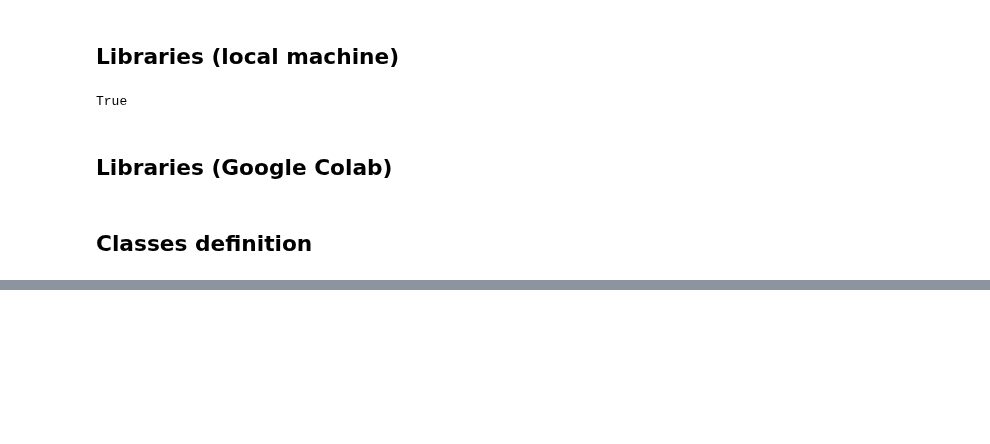
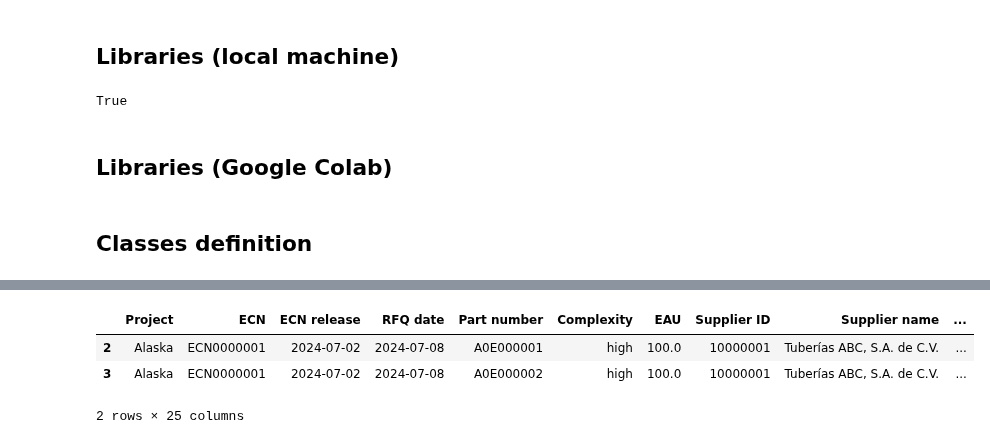
Before and after one commit to rubusarbaro/supplier-selection_fuzzy-logic_thesis, a Jupyter notebook: Simulation.ipynb, the cells around one changed output, grey strips where cells are left out. Saved outputs shown, nothing was run; the diff lists cells and outputs as text; code cells hidden in the pictures; blank space fills up the shorter version.

```diff
--- a/Simulation.ipynb
+++ b/Simulation.ipynb
@@ -434,0 +489,7 @@ df.to_excel("report.xlsx")
+# %%
+env.item_master[(env.item_master["ECN"] == "ECN0000001") & (env.item_master["Complexity"] == "high")]
+# %% [output]
+|  | Project | ECN | ECN release | RFQ date | Part number | Complexity | EAU | Supplier ID | Supplier name | ... |
+| 2 | Alaska | ECN0000001 | 2024-07-02 | 2024-07-08 | A0E000001 | high | 100.0 | 10000001 | Tuberías ABC, S.A. de C.V. | ... |
+| 3 | Alaska | ECN0000001 | 2024-07-02 | 2024-07-08 | A0E000002 | high | 100.0 | 10000001 | Tuberías ABC, S.A. de C.V. | ... |
+2 rows × 25 columns
```
Also changed, not shown: parts of 9 cells of this notebook.
